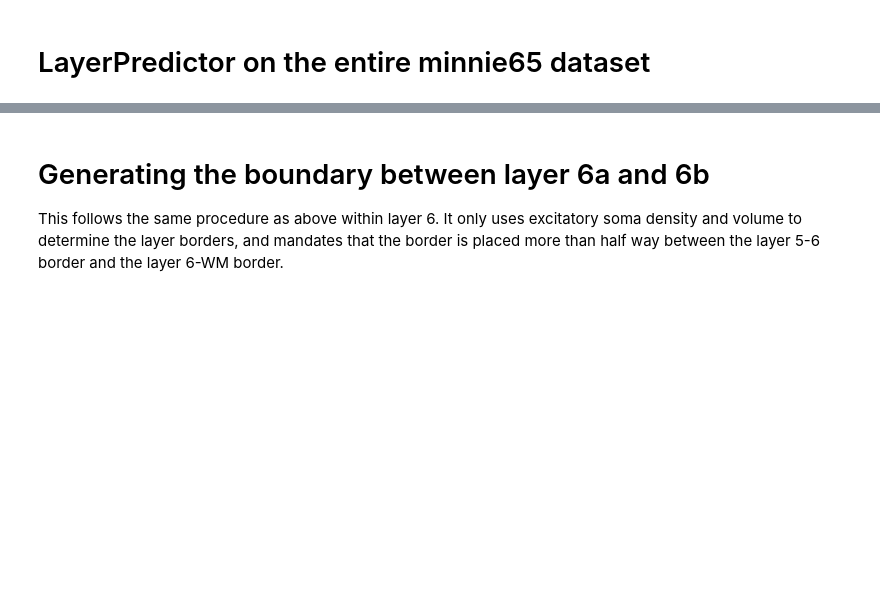
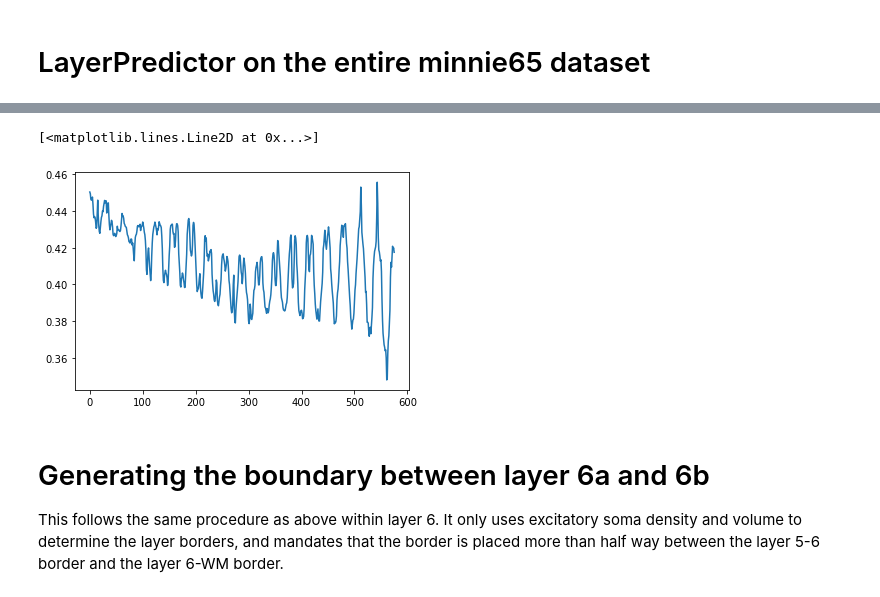
Before and after one commit to AllenInstitute/cortical-layers, a Jupyter notebook: example-layer-analysis.ipynb, the cells around one changed output, grey strips where cells are left out. Saved outputs shown, nothing was run; the diff lists cells and outputs as text; code cells hidden in the pictures; blank space fills up the shorter version.

```diff
--- a/example-layer-analysis.ipynb
+++ b/example-layer-analysis.ipynb
@@ -305,6 +306,11 @@ smooth_pred = pred.deepcopy()
 smooth_pred.name = "smooth_" + smooth_pred.name
 p.smooth_bounds(smooth_pred, smoothness=0.8)
 smooth_pred.save()  # <- This is the final result!
+# %%
+plt.plot(smooth_pred.bounds[:, 0])
+# %% [output]
+[<matplotlib.lines.Line2D at 0x...>]
+[figure, added]
 # %% [markdown]
 # Generating the boundary between layer 6a and 6b
 
```
Also changed, not shown: parts of 9 cells of this notebook, 2 other files.
